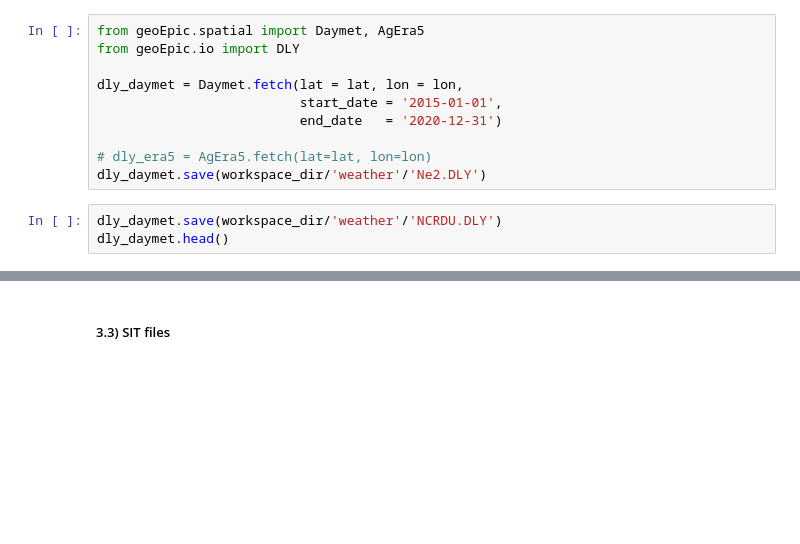
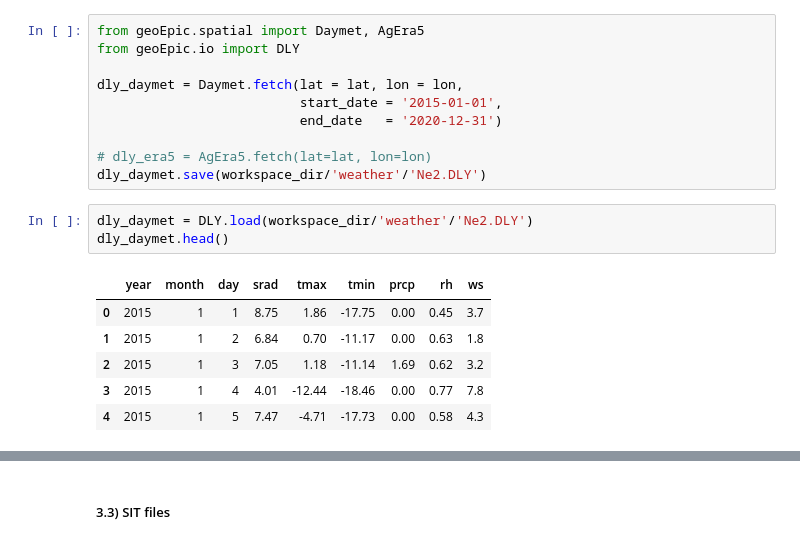
Before and after one commit to smarsGroup/geo_epic_win, a Jupyter notebook: docs/GeoEPIC_Tutorial.ipynb, the cells around one changed output, grey strips where cells are left out. Cells and saved outputs as stored; diff of their text form; blank space fills up the shorter version.

```diff
--- a/docs/GeoEPIC_Tutorial.ipynb
+++ b/docs/GeoEPIC_Tutorial.ipynb
@@ -160,8 +172,15 @@ dly_daymet = Daymet.fetch(lat = lat, lon = lon,
 # dly_era5 = AgEra5.fetch(lat=lat, lon=lon)
 dly_daymet.save(workspace_dir/'weather'/'Ne2.DLY')
 # %%
-dly_daymet.save(workspace_dir/'weather'/'NCRDU.DLY')
+dly_daymet = DLY.load(workspace_dir/'weather'/'Ne2.DLY')
 dly_daymet.head()
+# %% [output]
+|  | year | month | day | srad | tmax | tmin | prcp | rh | ws |
+| 0 | 2015 | 1 | 1 | 8.75 | 1.86 | -17.75 | 0.00 | 0.45 | 3.7 |
+| 1 | 2015 | 1 | 2 | 6.84 | 0.70 | -11.17 | 0.00 | 0.63 | 1.8 |
+| 2 | 2015 | 1 | 3 | 7.05 | 1.18 | -11.14 | 1.69 | 0.62 | 3.2 |
+| 3 | 2015 | 1 | 4 | 4.01 | -12.44 | -18.46 | 0.00 | 0.77 | 7.8 |
+| 4 | 2015 | 1 | 5 | 7.47 | -4.71 | -17.73 | 0.00 | 0.58 | 4.3 |
 # %%
 from geoEpic.spatial import Daymet, AgEra5
 dly_era5 = AgEra5.fetch(lat=lat, lon=lon)
```
Also changed, not shown: parts of 30 cells of this notebook, 1 other file.
